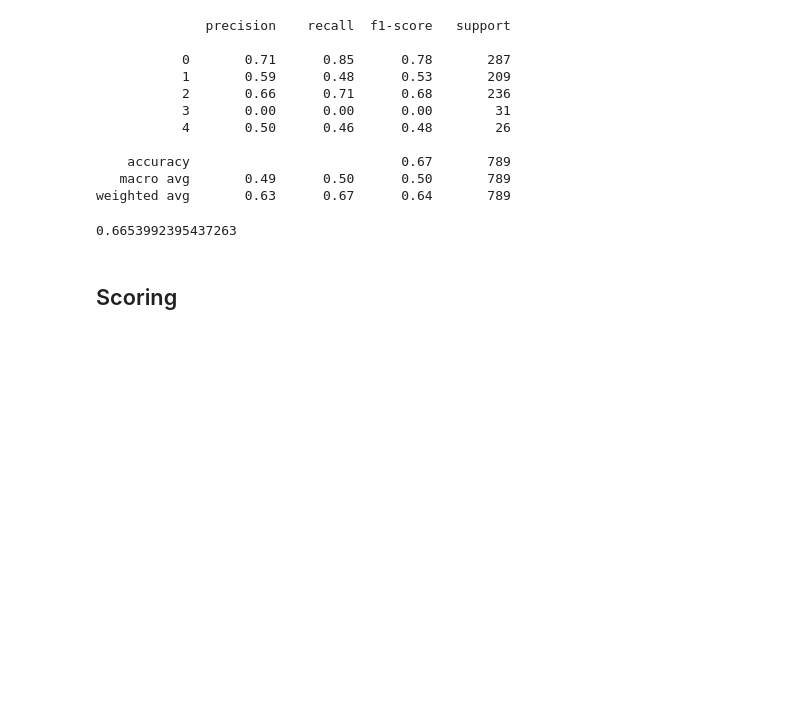
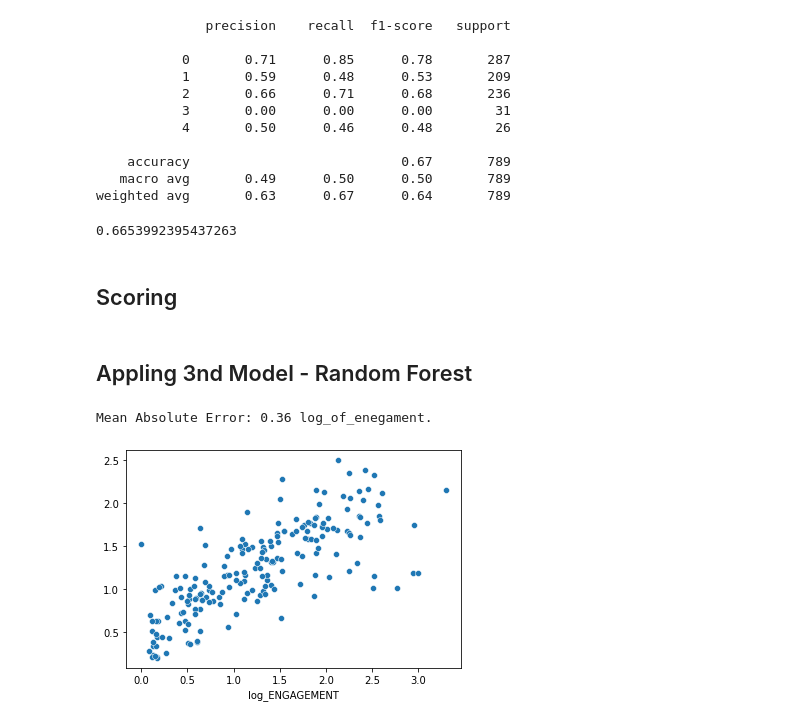
Before and after one commit to Raanank10/Instagram-s-influencers, a Jupyter notebook: Instagram_influencers.ipynb, the cells around one changed output. Drawn from its saved outputs; the diff is of its cells as text; code cells hidden in the pictures; blank space fills up the shorter version.

```diff
--- a/Instagram_influencers.ipynb
+++ b/Instagram_influencers.ipynb
@@ -1149,3 +1179,24 @@ accuracy_score(y_true=df.ENGAGEMENT_RANK_INT, y_pred=df.ENGAGEMENT_RANK_INT_pred
 0.6653992395437263
 # %% [markdown]
 ## Scoring
+# %% [markdown]
+## Appling 3nd Model - Random Forest
+# %%
+# Instantiate model with 1000 decision trees
+rf = RandomForestRegressor(n_estimators = 1000, random_state = rand_state)
+# Train the model on training data
+rf.fit(X_train, y_train);
+# %%
+# Use the forest's predict method on the test data
+rf_predictions = rf.predict(X_test)
+# Calculate the absolute errors
+errors = abs(rf_predictions - y_test)
+# Print out the mean absolute error (mae)
+print('Mean Absolute Error:', round(np.mean(errors), 2), 'log_of_enegament.')
+# %% [output]
+Mean Absolute Error: 0.36 log_of_enegament.
+# %%
+ax = sns.scatterplot(x=y_test, y=rf_predictions)
+ax.plot(y_train, y_train, 'r')
+# %% [output]
+[figure, added]
```
Also changed, not shown: parts of 17 cells of this notebook.
